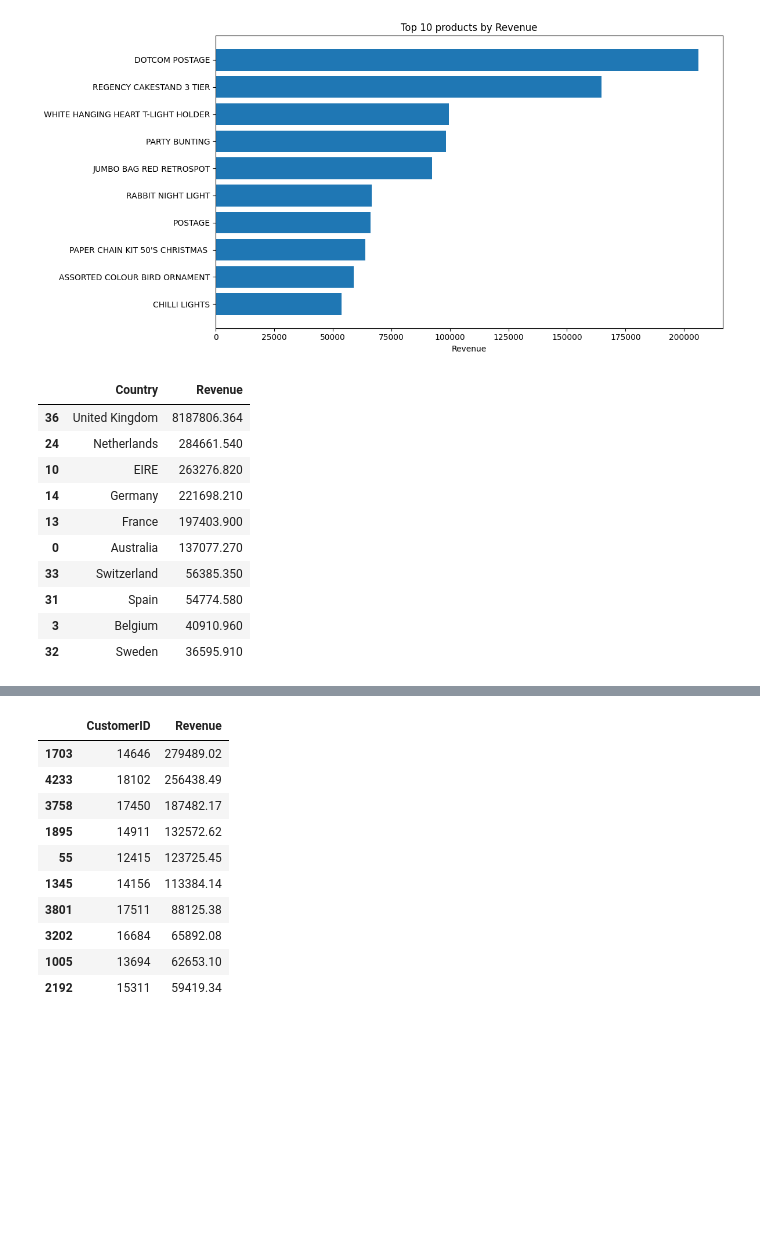
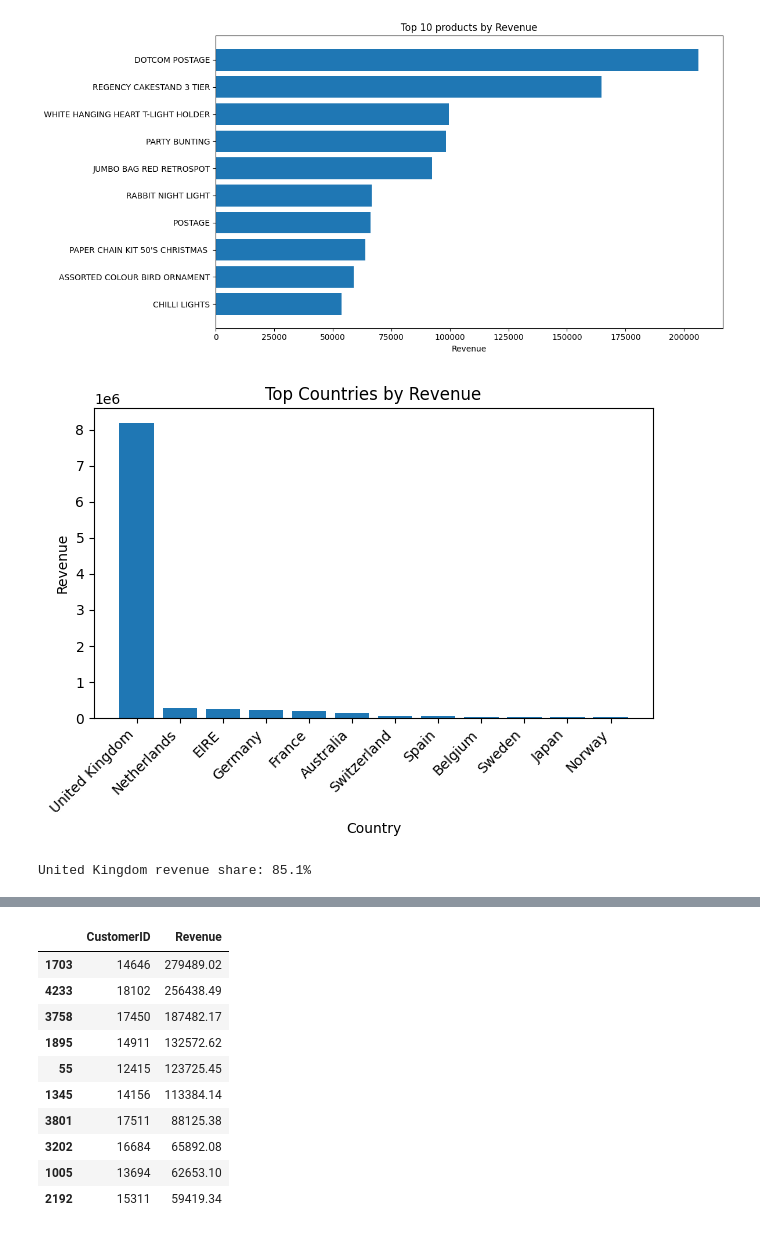
Before and after one commit to md-sarwar-jahan/Ecommerce_analysis, a Jupyter notebook: ecommerce-analysis.ipynb, the cells around one changed output, grey strips where cells are left out. Saved outputs shown, nothing was run; the diff lists cells and outputs as text; code cells hidden in the pictures; blank space fills up the shorter version.

```diff
--- a/ecommerce-analysis.ipynb
+++ b/ecommerce-analysis.ipynb
@@ -125,19 +125,23 @@ plt.tight_layout()
 plt.show()
 # %% [output]
 [figure]
-# %%
-# Top countries
-country_rev = df.groupby('Country', as_index=False)['Revenue'].sum().sort_values('Revenue', ascending=False).head(15)
-country_rev.head(10)
-# %% [output]
-|  | Country | Revenue |
-| 36 | United Kingdom | 8187806.364 |
-| 24 | Netherlands | 284661.540 |
-| 10 | EIRE | 263276.820 |
-| 14 | Germany | 221698.210 |
-| 13 | France | 197403.900 |
-| 0 | Australia | 137077.270 |
-| 33 | Switzerland | 56385.350 |
-| 31 | Spain | 54774.580 |
-| 3 | Belgium | 40910.960 |
-| 32 | Sweden | 36595.910 |
+# %%
+# Top countries
+country_rev = df.groupby('Country', as_index=False)['Revenue'].sum().sort_values('Revenue', ascending=False).head(15)
+country_rev.head(10)
+
+plt.figure()
+plt.bar(country_rev['Country'].head(12), country_rev['Revenue'].head(12))
+plt.xticks(rotation=45, ha='right')
+plt.title('Top Countries by Revenue')
+plt.xlabel('Country')
+plt.ylabel('Revenue')
+plt.tight_layout()
+plt.show()
+
+uk_share = (country_rev.query("Country == 'United Kingdom'")['Revenue'].sum()
+            / country_rev['Revenue'].sum())
+print(f"United Kingdom revenue share: {uk_share:.1%}")
+# %% [output]
+[figure, added]
+United Kingdom revenue share: 85.1%
```
Also changed, not shown: parts of 4 cells of this notebook.
